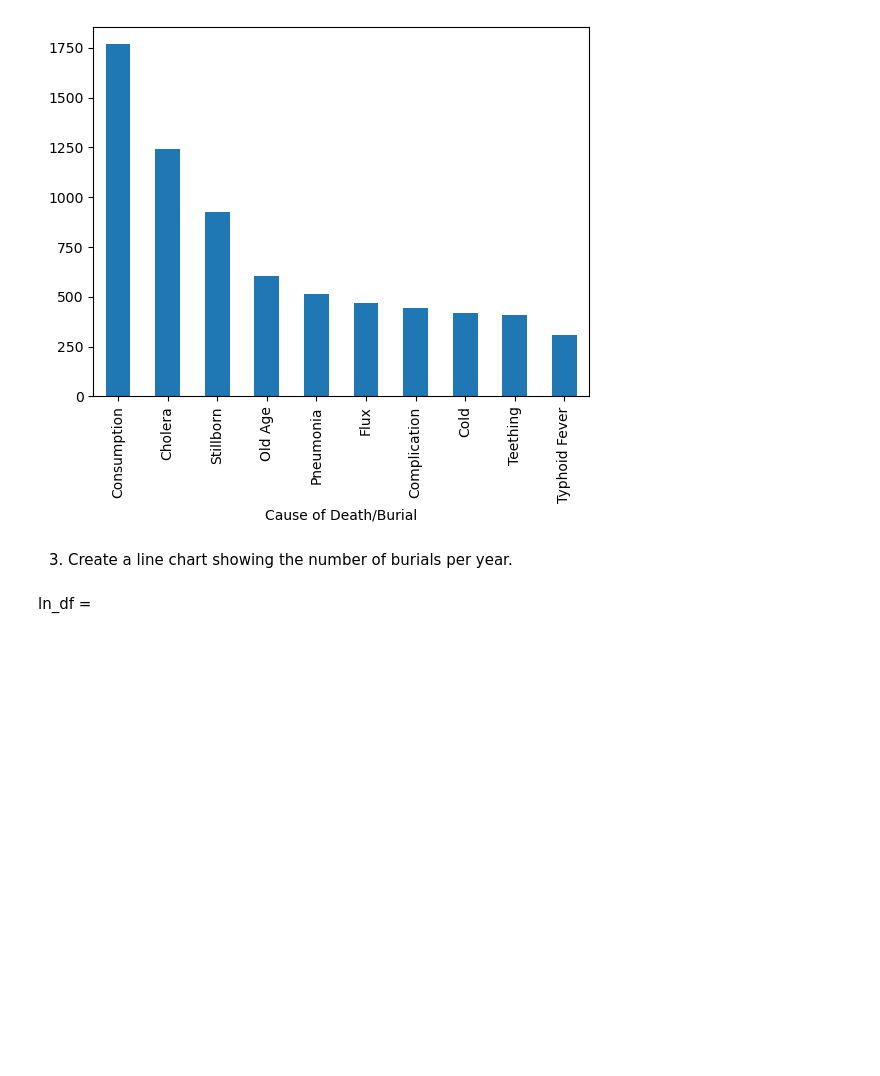
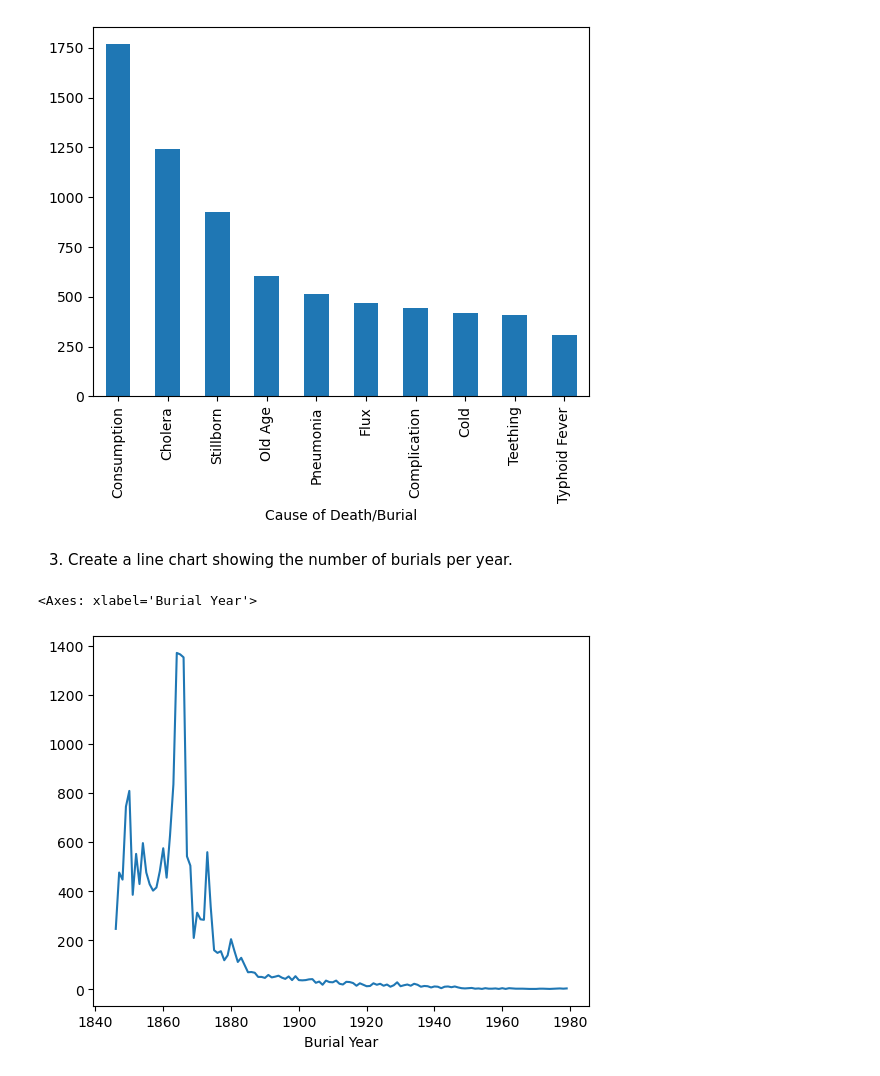
Before and after one commit to NSS-Data-Analytics-Cohort-10/advanced-pandas-JEmmonsJR, a Jupyter notebook: notebook/adv_pd.ipynb, the cells around one changed output. Cells and saved outputs as stored; diff of their text form; code cells hidden in the pictures; blank space fills up the shorter version.

```diff
--- a/notebook/adv_pd.ipynb
+++ b/notebook/adv_pd.ipynb
@@ -76,5 +76,9 @@ top_df.plot(kind='bar')
 [figure]
 # %% [markdown]
 3. Create a line chart showing the number of burials per year.
-# %% [markdown]
-ln_df =
+# %%
+ln_df =  cc_df['Burial Year'].value_counts().sort_index()
+ln_df.plot(kind='line')
+# %% [output]
+<Axes: xlabel='Burial Year'>
+[figure, added]
```
